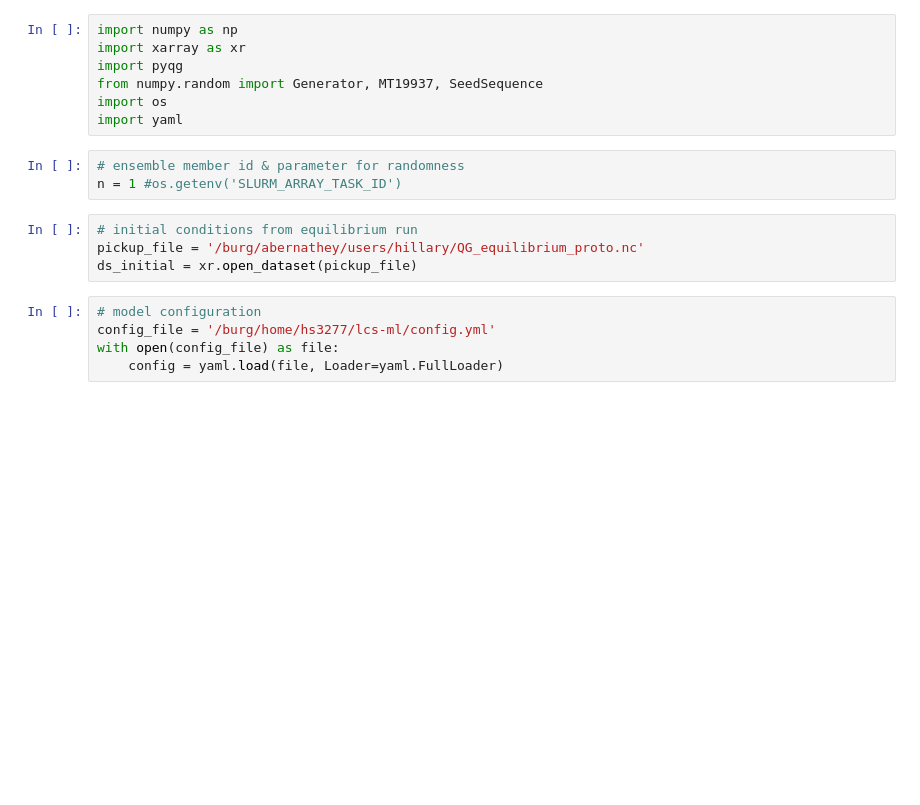
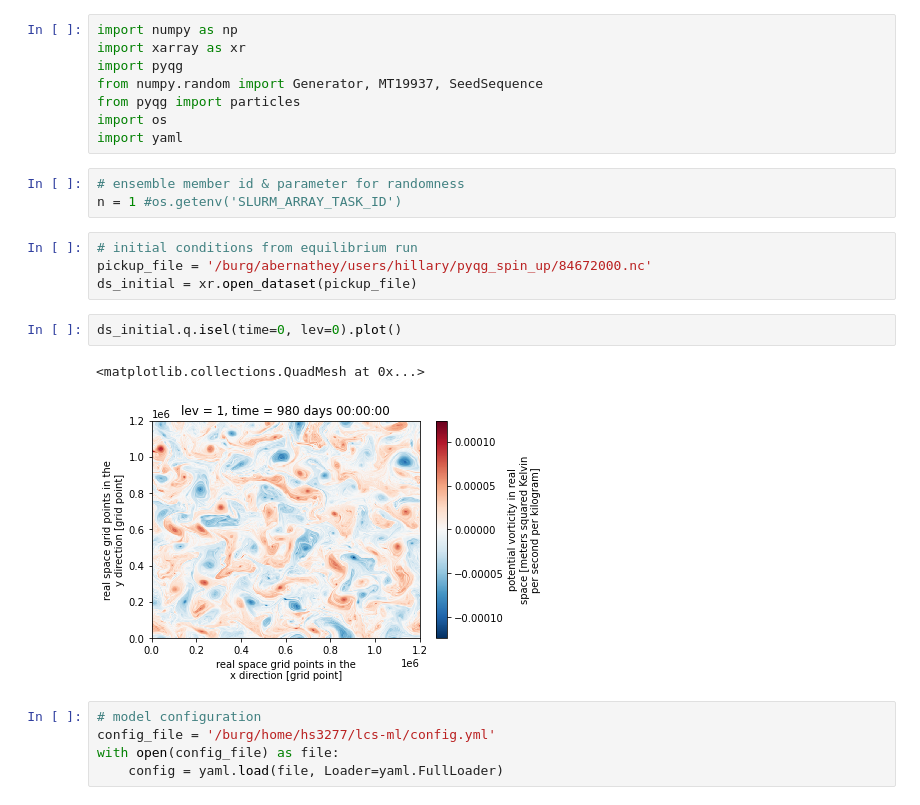
Before and after one commit to ocean-transport/lcs-ml, a Jupyter notebook: ensemble_particle_generator/ensemble_generator_particles.ipynb, the cells around one changed output. Saved outputs shown, nothing was run; the diff lists cells and outputs as text; blank space fills up the shorter version.

```diff
--- a/ensemble_particle_generator/ensemble_generator_particles.ipynb
+++ b/ensemble_particle_generator/ensemble_generator_particles.ipynb
@@ -3,6 +3,7 @@ import numpy as np
 import xarray as xr
 import pyqg
 from numpy.random import Generator, MT19937, SeedSequence
+from pyqg import particles
 import os
 import yaml
 # %%
@@ -10,8 +11,13 @@ import yaml
 n = 1 #os.getenv('SLURM_ARRAY_TASK_ID')
 # %%
 # initial conditions from equilibrium run
-pickup_file = '/burg/abernathey/users/hillary/QG_equilibrium_proto.nc'
+pickup_file = '/burg/abernathey/users/hillary/pyqg_spin_up/84672000.nc'
 ds_initial = xr.open_dataset(pickup_file)
+# %%
+ds_initial.q.isel(time=0, lev=0).plot()
+# %% [output]
+<matplotlib.collections.QuadMesh at 0x...>
+[figure, added]
 # %%
 # model configuration
 config_file = '/burg/home/hs3277/lcs-ml/config.yml'
```
Also changed, not shown: parts of 10 cells of this notebook, 7 other files.
